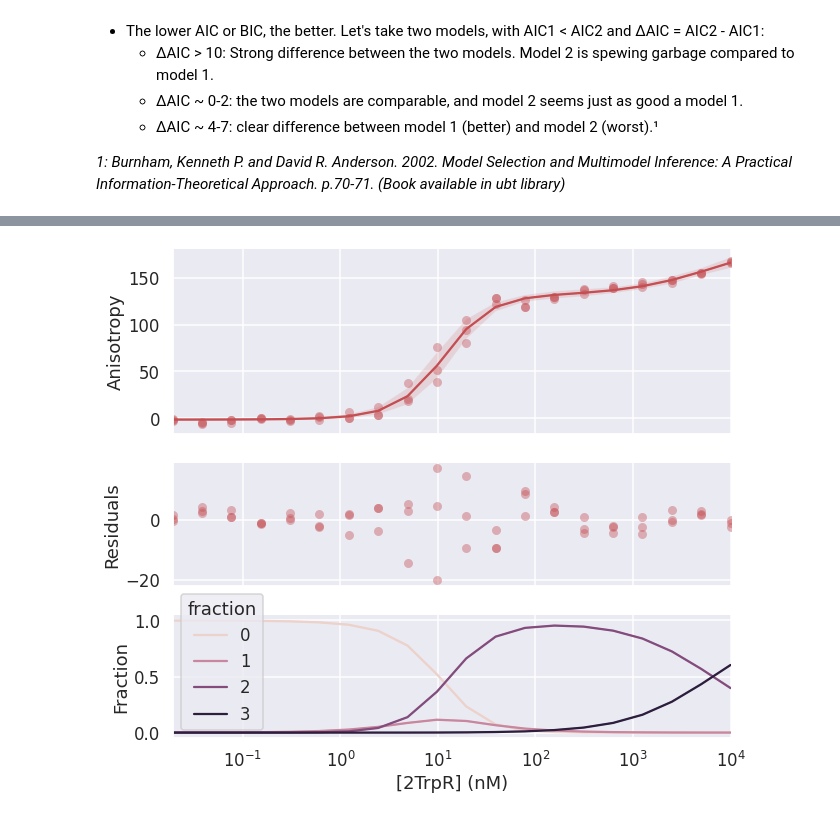
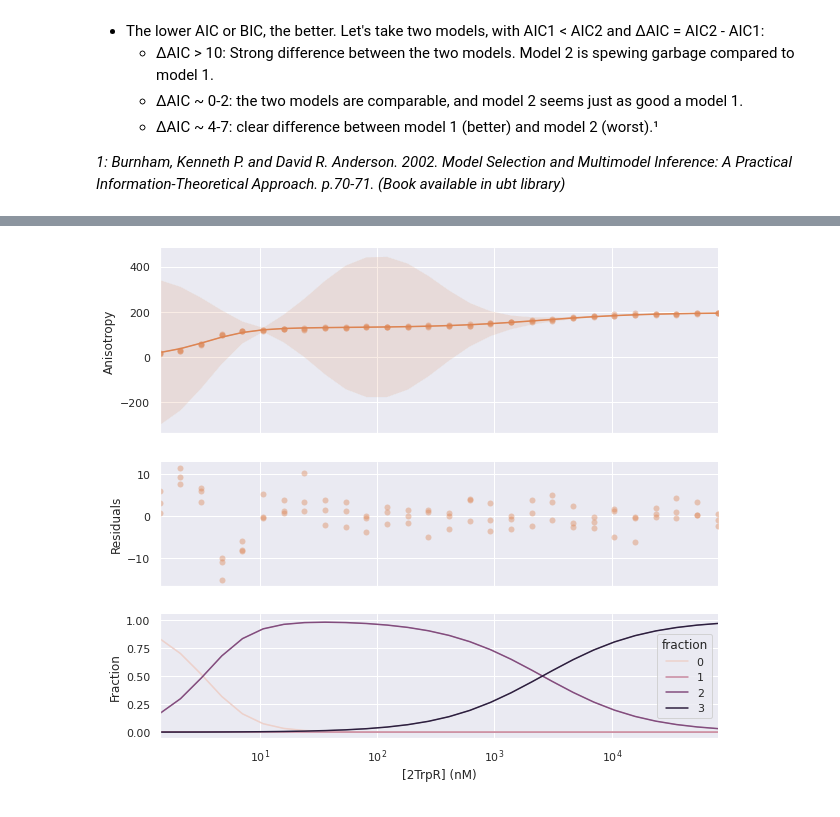
Before and after one commit to OLaprevote/experiment-utilities, a Jupyter notebook: fit_binding_curve.ipynb, the cells around one changed output, grey strips where cells are left out. Drawn from its saved outputs; the diff is of its cells as text; code cells hidden in the pictures.

Commit message:
Minor updates to binding curves

```diff
--- a/fit_binding_curve.ipynb
+++ b/fit_binding_curve.ipynb
@@ -442,38 +427,0 @@ Chi-square: 2272.714; Reduced chi-square: 25.536; Akaike info crit.: 317.781
-# %%
-#@title Download tables (csv or excel)
-#@markdown Register fit infos on different sheets for excel, or multiple files for csv.
-format = 'xlsx' #@param ['csv', 'xlsx']
-!mkdir -p summary
-all_stats = pd.DataFrame()
-
-for (x, result), (aniso_df, stat_aniso_df) in zip(results.values(), aniso_df_list):
-    summary = summarize_fit(result)
-    stats = dict(chisquare = [result.chisqr],
-                    redchisqr = [result.redchi],
-                    aic = [result.aic])
-    stats = pd.DataFrame(stats)
-    name = aniso_df['file'][0][:-4]
-    if format == 'csv':
-        fn = f'summary/{name}_fit-summary.{format}'
-        print(fn)
-        summary.to_csv(fn, index=False)
-        stats.to_csv(fn, index=False, mode='a')
-    elif format == 'xlsx':
-        try:
-            with pd.ExcelWriter(fn, mode='a', if_sheet_exists='replace') as writer:
-                summary.to_excel(writer, sheet_name=name, index=False)
-        except FileNotFoundError:
-            with pd.ExcelWriter(fn, mode='w') as writer:
-                summary.to_excel(writer, sheet_name=name, index=False)
-        stats['fit'] = name
-        all_stats = pd.concat([all_stats, stats], axis=0)
-
-    from lmfit.model import save_modelresult
-    save_modelresult(result, f'summary/{name}_model.sav')
-
-if format == 'xlsx':
-    with pd.ExcelWriter(fn, mode='a', if_sheet_exists='replace') as writer:
-        all_stats.to_excel(writer, sheet_name='stats', index=False)
-
-!zip -r 'summary.zip' 'summary'
-files.download('summary.zip')
@@ -549,8 +546,8 @@ files.download(fn)
 # %%
 #@title Plot only one label { vertical-output: true }
 # Plot
-context = "talk" #@param ["talk", "paper", "notebook", "poster"]
-label = "07-01" #@param {type:"string"}
+context = "notebook" #@param ["talk", "paper", "notebook", "poster"]
+label = "0 BSA - 0 Tween20 - 2h10" #@param {type:"string"}
 color = colors[label]
 sns.set(context=context)
 x, result = results[label]
@@ -573,34 +570,34 @@ sns.scatterplot(x='[2TrpR] (nM)', y='ground anisotropy', data=aniso_df,
 
 # Plot residual
 sns.scatterplot(x=x, y=result.residual, color=color,
                 alpha=0.4, linewidth=0, ax=axes[1], legend=False)
 
 # Plot fractions
 # Compute fractions
 summary = summarize_fit(result)
 pbeta_nM = [1] + list(summary['β'].dropna())
 ppartial_anisos = list(summary['partial aniso'])
 fractions_fit = [get_signal_lig_tot(conc_l, c_macromol_tot, pbeta_nM, ppartial_anisos)[1] for conc_l in x]
 
 fractions_df = pd.DataFrame(fractions_fit)
 fractions_df['[2TrpR] (nM)'] = x
 fractions_dfm = fractions_df.melt('[2TrpR] (nM)', var_name='fraction', value_name='f')
 
 sns.lineplot(x='[2TrpR] (nM)', y='f', data=fractions_dfm, hue='fraction', ax=axes[2])
 
 # Make the figure pretty
 for ax in axes:
       ax.set_xlim(min(x[x > 1e-2]), max(x))
       ax.set_xscale('log')
 
 axes[0].set_ylabel('Anisotropy')
 axes[1].set_ylabel('Residuals')
 axes[2].set_ylabel('Fraction')
 
 #fig2.set_facecolor('white')
 sns.despine()
 # %% [output]
-[figure, old version]
+[figure, new version]
 # %%
 #@title Download one label graph
 !mkdir -p graph
```
Also changed, not shown: parts of 7 cells of this notebook.
